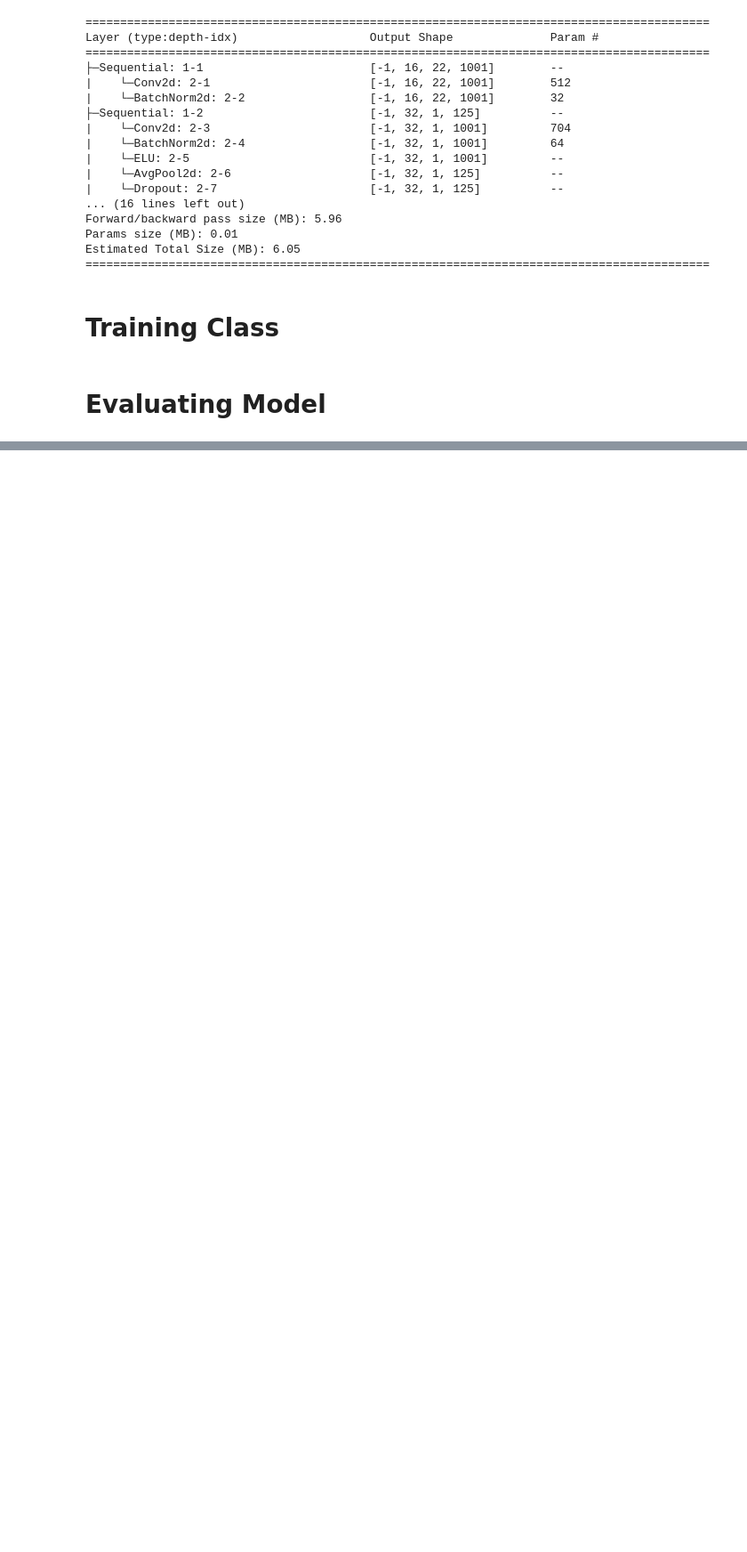
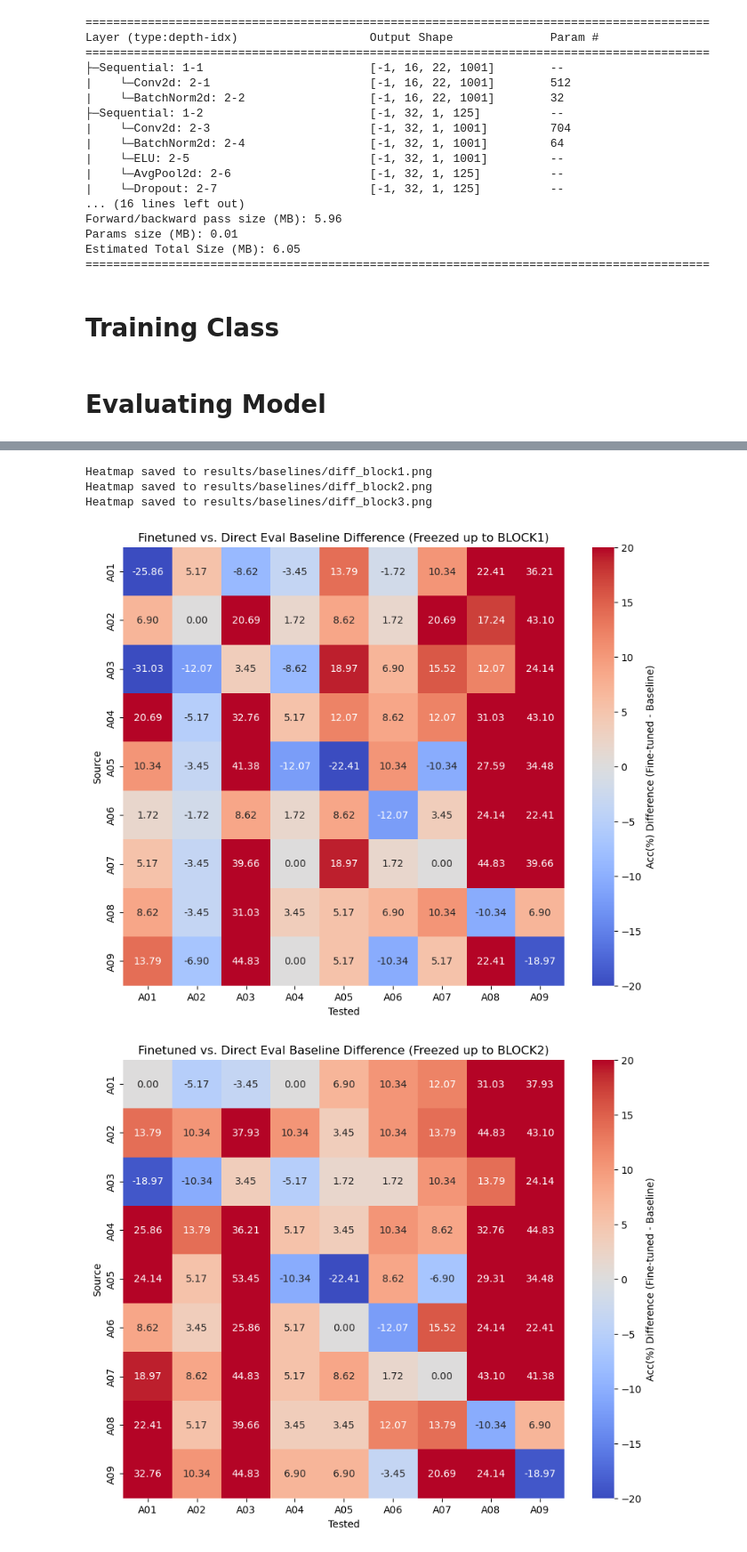
Before and after one commit to AlexRussell4/COGS189_FinalProject, a Jupyter notebook: EEGNet.ipynb, the cells around one changed output, grey strips where cells are left out. Shown at 89% size. Drawn from its saved outputs; the diff is of its cells as text; code cells hidden in the pictures; blank space fills up the shorter version.

```diff
--- a/EEGNet.ipynb
+++ b/EEGNet.ipynb
@@ -1297,3 +1436,51 @@ Heatmap saved to results/eegnet_basline_matrix.png
 # eval_model = EvalModel(trained_eegnet_model)
 # test_accuracy = eval_model.test_model(test_dataset)
 # eval_model.plot_confusion_matrix(test_dataset, classes_list)
+# %%
+import pandas as pd
+from scipy.stats import ttest_rel
+import scipy.stats as stats
+
+# Load CSV files
+folder = "results/baselines/"
+baseline_df = pd.read_csv(folder+'eegnet_basline_matrix.csv')
+first_column = baseline_df.iloc[:, 0]  # Store subject names
+baseline_numeric = baseline_df.drop(columns=baseline_df.columns[0])
+
+for block in [1,2,3]:
+    block_df = pd.read_csv(f'{folder}eegnet_basline_matrix_block{block}.csv')
+
+    # store and drop the first column of the block DataFrame
+    block_numeric = block_df.drop(columns=block_df.columns[0])
+
+    # make DataFrames are numeric
+    baseline_numeric = baseline_numeric.astype(float)
+    block_numeric = block_numeric.astype(float)
+
+    # for sub_num in range(0,9):
+    # t_stat, p_val = stats.ttest_rel(block_numeric, baseline_numeric, axis=0)
+
+    #  element-wise subtraction
+    difference_df = block_numeric - baseline_numeric
+    row_names = ['A01', 'A02', 'A03', 'A04', 'A05', 'A06', 'A07', 'A08', 'A09']
+    difference_df.index = row_names
+
+    plt.figure(figsize=(10, 8))
+    heatmap = sns.heatmap(difference_df, annot=True, fmt=".2f", cmap = "coolwarm",cbar_kws={'label': "Acc(%) Difference (Fine-tuned - Baseline)"},vmin=-20, vmax=20)
+    plt.title(f'Finetuned vs. Direct Eval Baseline Difference (Freezed up to BLOCK{block})')
+    plt.ylabel('Source')
+    plt.xlabel('Tested')
+    image_file_path = os.path.join(folder, f"diff_block{block}.png")
+    plt.savefig(image_file_path)
+    # plt.close()
+    print(f"Heatmap saved to {image_file_path}")
+
+    #add names back to the DataFrame
+    difference_df.insert(0, baseline_df.columns[0], first_column)
+    difference_df.to_csv(f'{folder}diff_block{block}.csv')
+# %% [output]
+Heatmap saved to results/baselines/diff_block1.png
+Heatmap saved to results/baselines/diff_block2.png
+Heatmap saved to results/baselines/diff_block3.png
+[figure, added]
+[figure, added]
```
Also changed, not shown: parts of 12 cells of this notebook, 17 other files.
